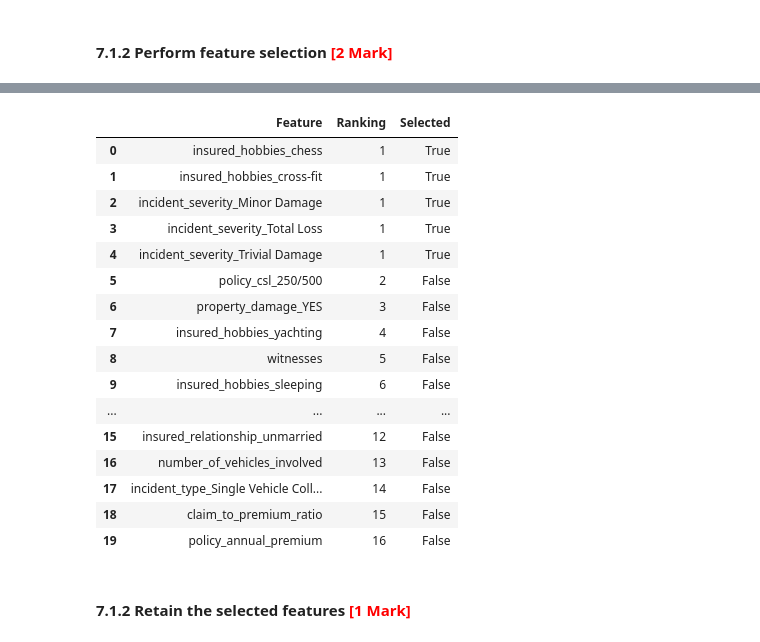
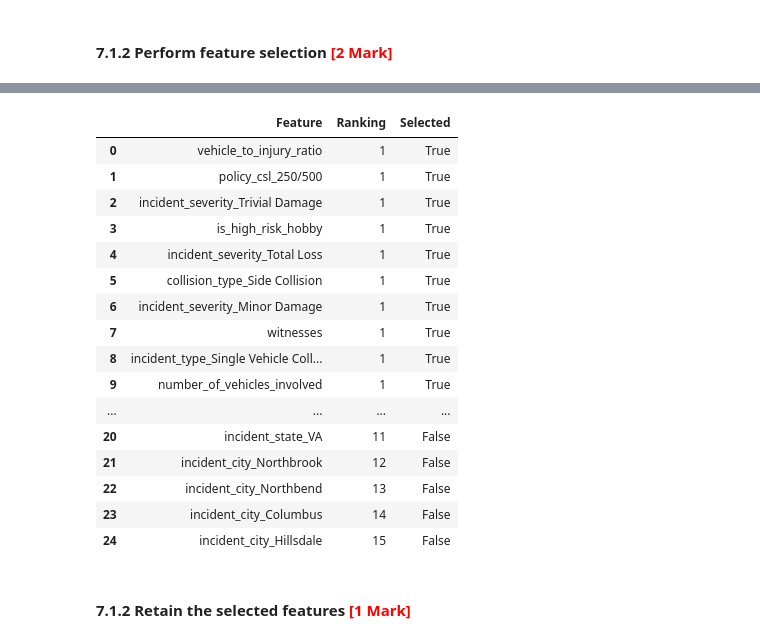
Before and after one commit to VFulara/Fraudulent-Claim-Detection, a Jupyter notebook: Fraudulent_Claim_Detection_Starter.ipynb, the cells around one changed output, grey strips where cells are left out. Cells and saved outputs as stored; diff of their text form; code cells hidden in the pictures.

Commit message:
model building complete

```diff
--- a/Fraudulent_Claim_Detection_Starter.ipynb
+++ b/Fraudulent_Claim_Detection_Starter.ipynb
@@ -710,7 +710,7 @@ plt.show()
 - Even with log transformation not much different observed in the data distribution for fraud/non-fraud data, also seems to have very less predictive power, dropping this column.
 # %%
 # drop umbrella_limit
-X_train = X_train.drop(columns=['umbrella_limit'])
+X_train = X_train.drop(columns=['umbrella_limit','log_umbrella_limit'])
 
 numerical_cols.remove('umbrella_limit')
 # %%
@@ -1023,6 +1070,10 @@ X_val = X_val.drop(columns=['incident_hour_of_the_day'])
 #Drop auto_year as we have created vehicle_age feature from it
 X_train_resampled = X_train_resampled.drop(columns=['auto_year'])
 X_val = X_val.drop(columns=['auto_year'])
+
+#Drop insured_education_level as we have created highly_educated feature from it
+X_train_resampled = X_train_resampled.drop(columns=['insured_education_level'])
+X_val = X_val.drop(columns=['insured_education_level'])
 # %% [output]
 Number of rows where total_claim_amount is not equal to sum of vehicle_claim, property_claim and injury_claim: 0
 # %%
@@ -1071,30 +1122,3 @@ categorical_cols
  'police_report_available',
  'auto_make',
  'auto_model']
-# %%
-# Combine categories that have low frequency or provide limited predictive information
-
-#Combine insured_relationship with frequency less than 15 percent into Other category
-X_train_resampled['insured_relationship'] = X_train_resampled['insured_relationship'].apply(lambda x: x if X_train_resampled['insured_relationship'].value_counts()[x] / len(X_train_resampled) >= 0.15 else 'Other')
-X_val['insured_relationship'] = X_val['insured_relationship'].apply(lambda x: x if X_val['insured_relationship'].value_counts()[x] / len(X_val) >= 0.15 else 'Other')
-
-#Combine incident_city with frequency less than 15 percent into Other category
-X_train_resampled['incident_city'] = X_train_resampled['incident_city'].apply(lambda x: x if X_train_resampled['incident_city'].value_counts()[x] / len(X_train_resampled) >= 0.15 else 'Other')
-X_val['incident_city'] = X_val['incident_city'].apply(lambda x: x if X_val['incident_city'].value_counts()[x] / len(X_val) >= 0.15 else 'Other')
-
-#Combine incident_state with frequency less than 15 percent into Other category
-X_train_resampled['incident_state'] = X_train_resampled['incident_state'].apply(lambda x: x if X_train_resampled['incident_state'].value_counts()[x] / len(X_train_resampled) >= 0.15 else 'Other')
-X_val['incident_state'] = X_val['incident_state'].apply(lambda x: x if X_val['incident_state'].value_counts()[x] / len(X_val) >= 0.15 else 'Other')
-
-#Combine insured_occupation with frequency less than 15 percent into Other category
-X_train_resampled['insured_occupation'] = X_train_resampled['insured_occupation'].apply(lambda x: x if X_train_resampled['insured_occupation'].value_counts()[x] / len(X_train_resampled) >= 0.15 else 'Other')
-X_val['insured_occupation'] = X_val['insured_occupation'].apply(lambda x: x if X_val['insured_occupation'].value_counts()[x] / len(X_val) >= 0.15 else 'Other')
-
-
-#Combine auto_make with frequency less than 25 percent into Other category
-X_train_resampled['auto_make'] = X_train_resampled['auto_make'].apply(lambda x: x if X_train_resampled['auto_make'].value_counts()[x] / len(X_train_resampled) >= 0.25 else 'Other')
-X_val['auto_make'] = X_val['auto_make'].apply(lambda x: x if X_val['auto_make'].value_counts()[x] / len(X_val) >= 0.25 else 'Other')
-
-#Combine auto_model with frequency less than 25 percent into Other category
-X_train_resampled['auto_model'] = X_train_resampled['auto_model'].apply(lambda x: x if X_train_resampled['auto_model'].value_counts()[x] / len(X_train_resampled) >= 0.25 else 'Other')
-X_val['auto_model'] = X_val['auto_model'].apply(lambda x: x if X_val['auto_model'].value_counts()[x] / len(X_val) >= 0.25 else 'Other')
@@ -1223,10 +1310,11 @@ memory usage: 582.6 KB
 # %%
 # Apply RFECV to identify the most relevant features
 from sklearn.feature_selection import RFECV
+from sklearn.model_selection import StratifiedKFold
 
 # Use LogisticRegression as the estimator for RFECV
-estimator = LogisticRegression(max_iter=5000, random_state=42)
-rfecv = RFECV(estimator=estimator, step=1, cv=5, scoring='neg_root_mean_squared_error', verbose=1, n_jobs=1)
+estimator = LogisticRegression(max_iter=200, random_state=42)
+rfecv = RFECV(estimator=estimator, step=1, cv=StratifiedKFold(n_splits=4), scoring='average_precision', verbose=1, n_jobs=1)
 
 rfecv.fit(X_train_final, y_train_final)
 
@@ -1255,31 +1343,31 @@ Selected features: ['insured_hobbies_chess', 'insured_hobbies_cross-fit', 'incid
 # %%
 
 # Display the features ranking by RFECV in a DataFrame
 rfecv_ranking_df = pd.DataFrame({
     'Feature': X_train_final.columns,
     'Ranking': rfecv.ranking_,
     'Selected': rfecv.support_
 }).sort_values(by='Ranking').reset_index(drop=True)
 
-rfecv_ranking_df.head(20)
+rfecv_ranking_df.head(25)
 # %% [output]
 |  | Feature | Ranking | Selected |
-| 0 | insured_hobbies_chess | 1 | True |
-| 1 | insured_hobbies_cross-fit | 1 | True |
-| 2 | incident_severity_Minor Damage | 1 | True |
-| 3 | incident_severity_Total Loss | 1 | True |
-| 4 | incident_severity_Trivial Damage | 1 | True |
-| 5 | policy_csl_250/500 | 2 | False |
-| 6 | property_damage_YES | 3 | False |
-| 7 | insured_hobbies_yachting | 4 | False |
-| 8 | witnesses | 5 | False |
-| 9 | insured_hobbies_sleeping | 6 | False |
+| 0 | vehicle_to_injury_ratio | 1 | True |
+| 1 | policy_csl_250/500 | 1 | True |
+| 2 | incident_severity_Trivial Damage | 1 | True |
+| 3 | is_high_risk_hobby | 1 | True |
+| 4 | incident_severity_Total Loss | 1 | True |
+| 5 | collision_type_Side Collision | 1 | True |
+| 6 | incident_severity_Minor Damage | 1 | True |
+| 7 | witnesses | 1 | True |
+| 8 | incident_type_Single Vehicle Coll... | 1 | True |
+| 9 | number_of_vehicles_involved | 1 | True |
 | ... | ... | ... | ... |
-| 15 | insured_relationship_unmarried | 12 | False |
-| 16 | number_of_vehicles_involved | 13 | False |
-| 17 | incident_type_Single Vehicle Coll... | 14 | False |
-| 18 | claim_to_premium_ratio | 15 | False |
-| 19 | policy_annual_premium | 16 | False |
+| 20 | incident_state_VA | 11 | False |
+| 21 | incident_city_Northbrook | 12 | False |
+| 22 | incident_city_Northbend | 13 | False |
+| 23 | incident_city_Columbus | 14 | False |
+| 24 | incident_city_Hillsdale | 15 | False |
 # %% [markdown]
 #### **7.1.2** Retain the selected features <font color="red">[1 Mark]</font>
 # %%
```
Also changed, not shown: parts of 80 cells of this notebook.
